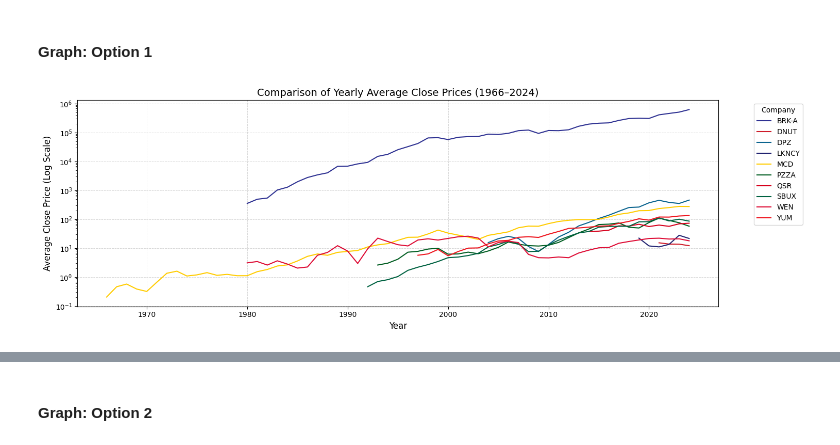
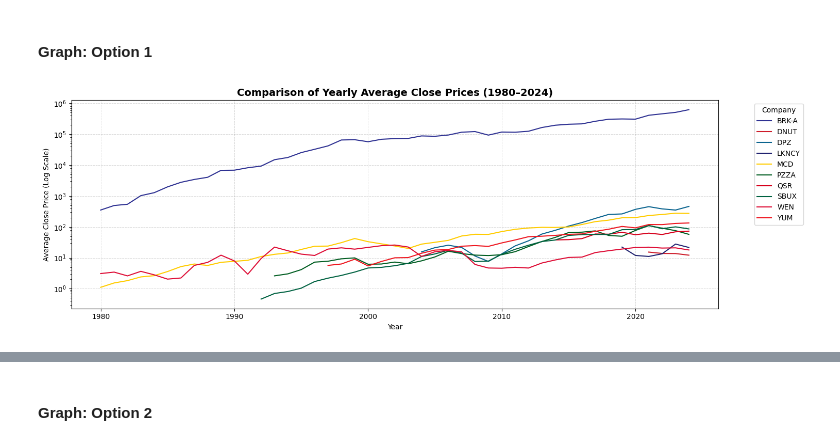
Before and after one commit to Noor-Raza/Python-for-Data-Science-Final-Project, a Jupyter notebook: Exercises.ipynb, the cells around one changed output, grey strips where cells are left out. Cells and saved outputs as stored; diff of their text form; code cells hidden in the pictures.

```diff
--- a/Exercises.ipynb
+++ b/Exercises.ipynb
@@ -236,7 +236,7 @@ for dataset in datasets:  # Iterate through dictionary with all datasets
 
     plt.figure(figsize=(15, 5))  # Set figure size
     plt.plot(df_2023['Date'], df_2023['Close'], color=colors[dataset])  # Plot the Close price by day as line graph
-    plt.title(f'{dataset} Close Price Trend 2023')  # Set graph title
+    plt.title(f'{dataset} Close Price Trend (2023)', fontweight='bold')  # Set graph title with bold font
     plt.xlabel('Date')  # Set graph x axis label
     plt.ylabel('Close Price')  # Set graph y axis label
     plt.grid(alpha=0.3)  # Add grid for better readability
@@ -617,28 +624,31 @@ Yearly Average Close Prices:
 # %%
 chart_colors = []  # Initialize list of colors for each company
 
 for dataset in datasets:  # Iterate through dictionary
     chart_colors.append(colors[dataset])  # Add color to the previously created list
 
-# Plot the average Close price by year
-all_avg_close_year_df.plot(color=chart_colors, figsize=(15, 5))
+# Filter data to include only years starting from 1980
+filtered_df = all_avg_close_year_df[all_avg_close_year_df.index >= 1980]  # Adjust if years are in a column
+
+# Plot the average Close price by year (from 1980 onwards)
+filtered_df.plot(color=chart_colors, figsize=(15, 5))
 
 # Apply logarithmic scale to make chart more readable
 plt.yscale('log')
 
 # Set the improved chart title and labels
-plt.title('Comparison of Yearly Average Close Prices (1966–2024)', fontsize=14)  # Improved title with time period
-plt.xlabel('Year', fontsize=12)  # Updated x-axis label to match data context
-plt.ylabel('Average Close Price (Log Scale)', fontsize=12)  # Updated y-axis label with clarity
+plt.title('Comparison of Yearly Average Close Prices (1980–2024)', fontweight='bold', fontsize=14)  # Improved title with time period
+plt.xlabel('Year')  # Updated x-axis label to match data context
+plt.ylabel('Average Close Price (Log Scale)')  # Updated y-axis label with clarity
 
 # Add grid for better readability with customized styling
 plt.grid(alpha=0.5, linestyle='--', linewidth=0.7)
 
 # Move the legend to a less intrusive position
 plt.legend(loc='upper left', bbox_to_anchor=(1.05, 1), title='Company', fontsize=10)
 
 # Add minor tweaks to the chart aesthetics
 plt.tight_layout()  # Adjust layout to prevent clipping of labels
 plt.show()  # Display the improved chart
 # %% [output]
-[figure, old version]
+[figure, new version]
```
Also changed, not shown: parts of 29 cells of this notebook.
